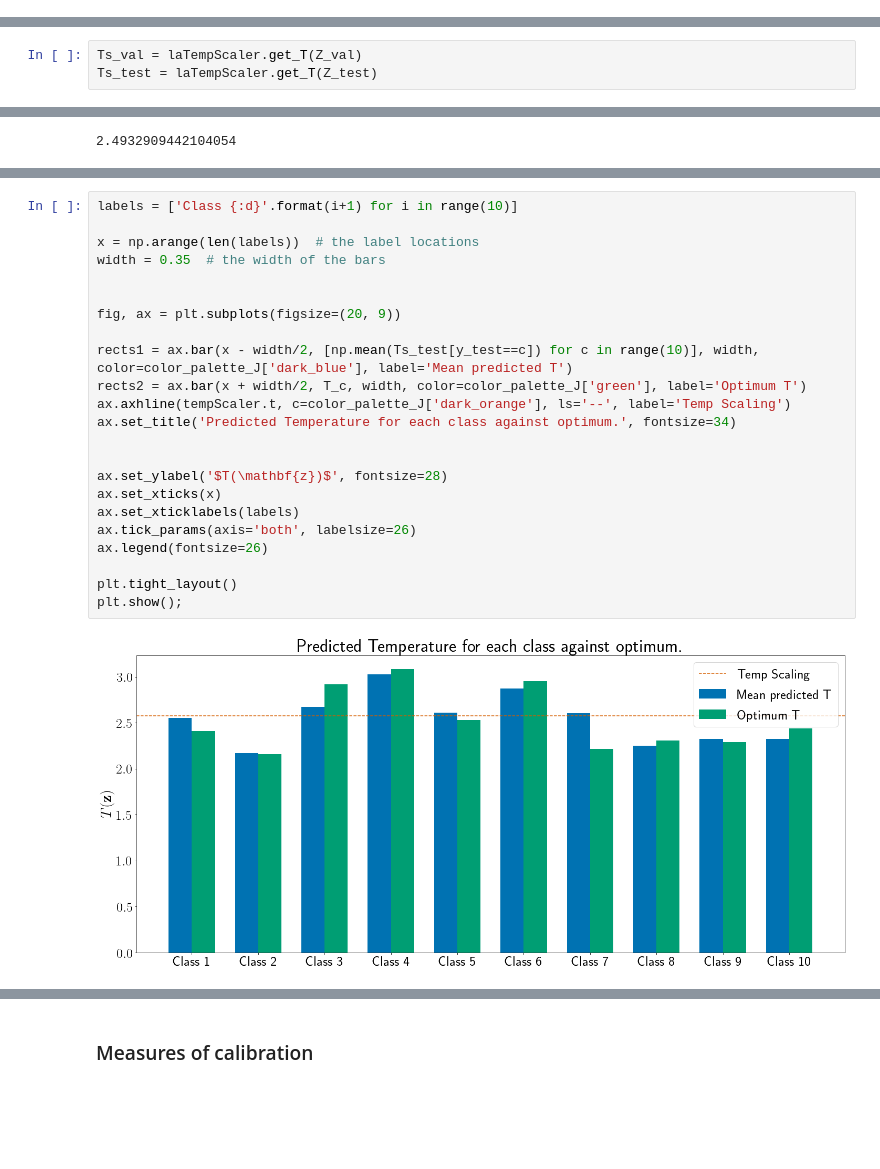
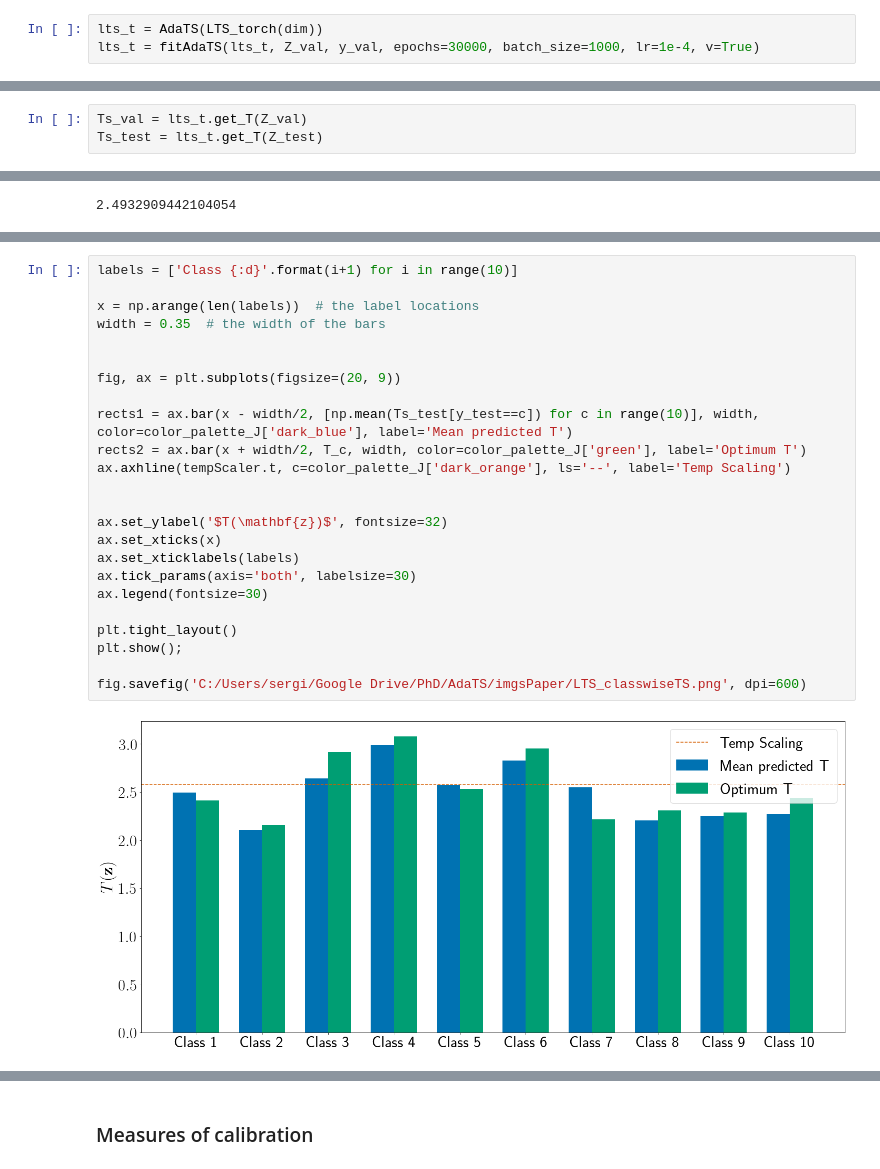
Before and after one commit to SergioAlvarezB/adaptive-tempscaling, a Jupyter notebook: code/notebooks/analysis_linearTS.ipynb, the cells around one changed output, grey strips where cells are left out. Cells and saved outputs as stored; diff of their text form; blank space fills up the shorter version.

```diff
--- a/code/notebooks/analysis_linearTS.ipynb
+++ b/code/notebooks/analysis_linearTS.ipynb
@@ -83,3 +85,6 @@ Optimization terminated successfully.
          Iterations: 37
          Function evaluations: 48
          Gradient evaluations: 48
+# %%
+lts_t = AdaTS(LTS_torch(dim))
+lts_t = fitAdaTS(lts_t, Z_val, y_val, epochs=30000, batch_size=1000, lr=1e-4, v=True)
@@ -134,5 +148,5 @@ P_test_lTS = laTempScaler.predictive(Z_test)
 # %% [markdown]
 ### Temperature per class
 # %%
-Ts_val = laTempScaler.get_T(Z_val)
-Ts_test = laTempScaler.get_T(Z_test)
+Ts_val = lts_t.get_T(Z_val)
+Ts_test = lts_t.get_T(Z_test)
@@ -156,28 +222,29 @@ array([16.56992456, 16.54384752, 16.58162385, 16.60708944, 16.55894218,
 # %%
 labels = ['Class {:d}'.format(i+1) for i in range(10)]
 
 x = np.arange(len(labels))  # the label locations
 width = 0.35  # the width of the bars
 
 
 fig, ax = plt.subplots(figsize=(20, 9))
 
 rects1 = ax.bar(x - width/2, [np.mean(Ts_test[y_test==c]) for c in range(10)], width, color=color_palette_J['dark_blue'], label='Mean predicted T')
 rects2 = ax.bar(x + width/2, T_c, width, color=color_palette_J['green'], label='Optimum T')
 ax.axhline(tempScaler.t, c=color_palette_J['dark_orange'], ls='--', label='Temp Scaling')
-ax.set_title('Predicted Temperature for each class against optimum.', fontsize=34)
 
 
-ax.set_ylabel('$T(\mathbf{z})$', fontsize=28)
+ax.set_ylabel('$T(\mathbf{z})$', fontsize=32)
 ax.set_xticks(x)
 ax.set_xticklabels(labels)
-ax.tick_params(axis='both', labelsize=26)
-ax.legend(fontsize=26)
+ax.tick_params(axis='both', labelsize=30)
+ax.legend(fontsize=30)
 
 plt.tight_layout()
 plt.show();
+
+fig.savefig('C:/Users/sergi/Google Drive/PhD/AdaTS/imgsPaper/LTS_classwiseTS.png', dpi=600)
 # %% [output]
-[figure, old version]
+[figure, new version]
 # %%
 labels = ['Class {:d}'.format(i+1) for i in range(10)]
 
```
Also changed, not shown: parts of 26 cells of this notebook, 5 other files.
